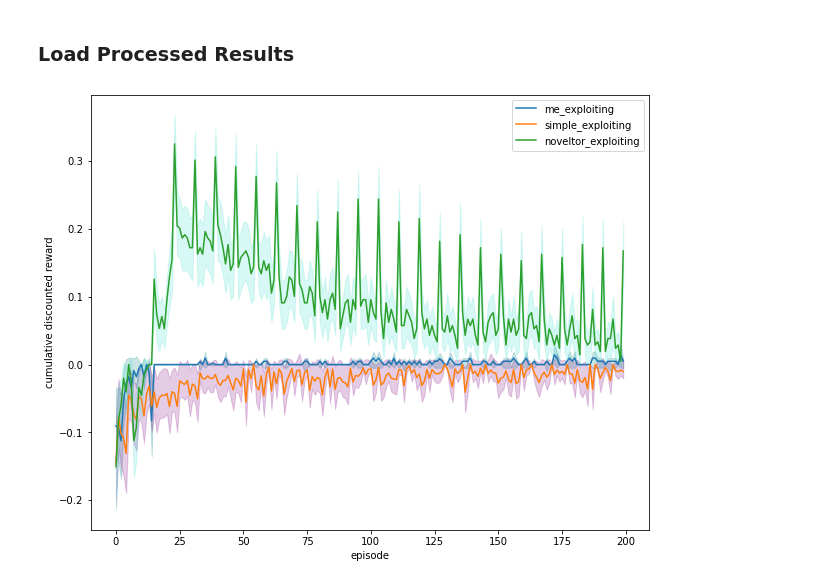
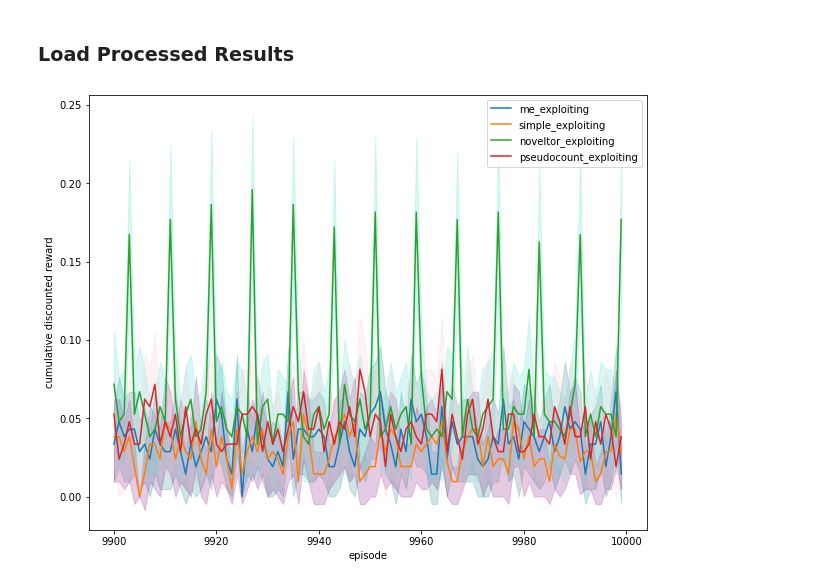
Before and after one commit to CCarissimo/RapidRL, a Jupyter notebook: run_epochs.ipynb, the cells around one changed output. Cells and saved outputs as stored; diff of their text form; code cells hidden in the pictures.

Commit message:
latest plots combining 4 agents

```diff
--- a/run_epochs.ipynb
+++ b/run_epochs.ipynb
@@ -276,0 +275,3 @@ syn, syCIn, sYn, syg, syCIg, sYg = simple
+# %%
+with open ('Results/results_pseudocount_willemsen_exploit', 'rb') as file:
+    pse = cPickle.load(file)
@@ -279,34 +282,40 @@ syn, syCIn, sYn, syg, syCIg, sYg = simple
 
 fig, ax = plt.subplots(figsize=(10,8))
 explore = False
-lim = (0, 200)
+lim = (9900, 10000)
 
 x = np.arange(lim[0], lim[1], 1)
 
 if explore:
     plt.plot(x, me[0][lim[0]:lim[1]], label='me_exploring')
     ax.fill_between(x, me[2][0, lim[0]:lim[1]], me[2][1, lim[0]:lim[1]], color='teal', alpha=.2)
 
     plt.plot(x, simple[0][lim[0]:lim[1]], label='simple_exploring')
     ax.fill_between(x, simple[2][0, lim[0]:lim[1]], simple[2][1, lim[0]:lim[1]], color='purple', alpha=.2)
 
     plt.plot(x, nov[0][lim[0]:lim[1]], label='noveltor_exploring')
     ax.fill_between(x, nov[2][0, lim[0]:lim[1]], nov[2][1, lim[0]:lim[1]], color='turquoise', alpha=.2)
+
+    plt.plot(x, pse[0][lim[0]:lim[1]], label='pseudocount_exploring')
+    ax.fill_between(x, pse[2][0, lim[0]:lim[1]], pse[2][1, lim[0]:lim[1]], color='pink', alpha=.2)
 else:
     plt.plot(x, me[3][lim[0]:lim[1]], label='me_exploiting')
     ax.fill_between(x, me[5][0, lim[0]:lim[1]], me[5][1, lim[0]:lim[1]], color='teal', alpha=.2)
 
     plt.plot(x, simple[3][lim[0]:lim[1]], label='simple_exploiting')
     ax.fill_between(x, simple[5][0, lim[0]:lim[1]], simple[5][1, lim[0]:lim[1]], color='purple', alpha=.2)
 
     plt.plot(x, nov[3][lim[0]:lim[1]], label='noveltor_exploiting')
     ax.fill_between(x, nov[5][0, lim[0]:lim[1]], nov[5][1, lim[0]:lim[1]], color='turquoise', alpha=.2)
 
+    plt.plot(x, pse[3][lim[0]:lim[1]], label='pseudocount_exploiting')
+    ax.fill_between(x, pse[5][0, lim[0]:lim[1]], pse[5][1, lim[0]:lim[1]], color='pink', alpha=.2)
+
 plt.ylabel('cumulative discounted reward')
 plt.xlabel('episode')
 
 plt.legend()
 plt.savefig(f'results/combined_%s_WILLEMSEN_n[%i_to_%i]_alpha[0.1]_gamma[0.9]_batch[10]_weights[exp_size_corrected]_exploit[True].png' % ('explore' if explore else 'exploit', lim[0], lim[1]))
 plt.show()
 # %% [output]
-[figure, old version]
+[figure, new version]
```
Also changed, not shown: parts of 2 cells of this notebook.
